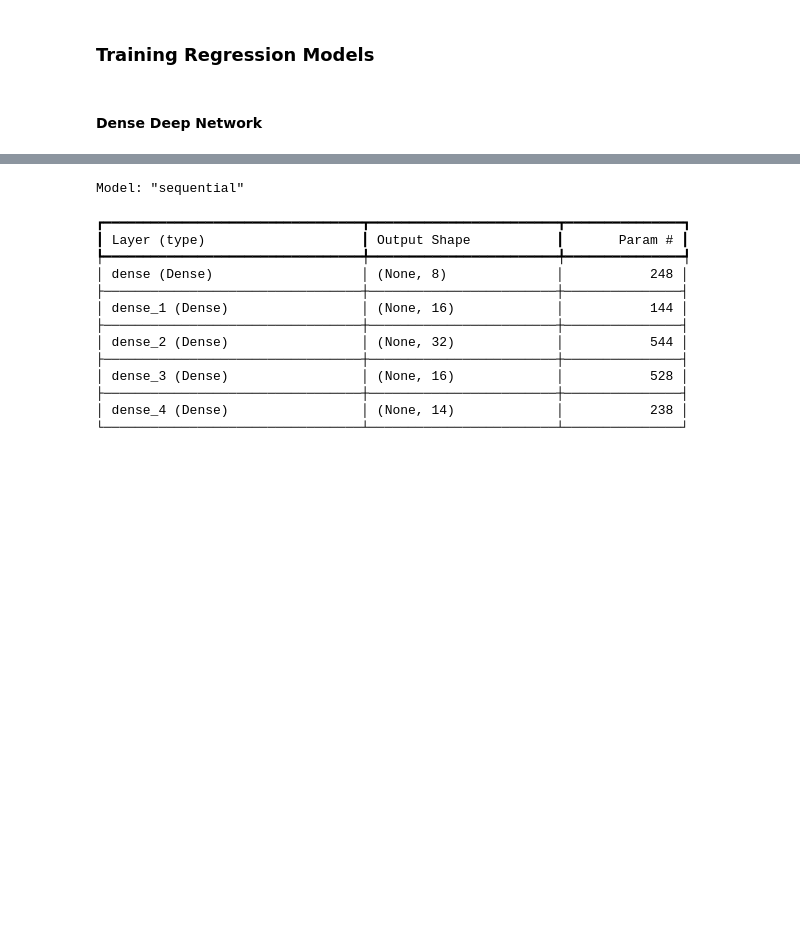
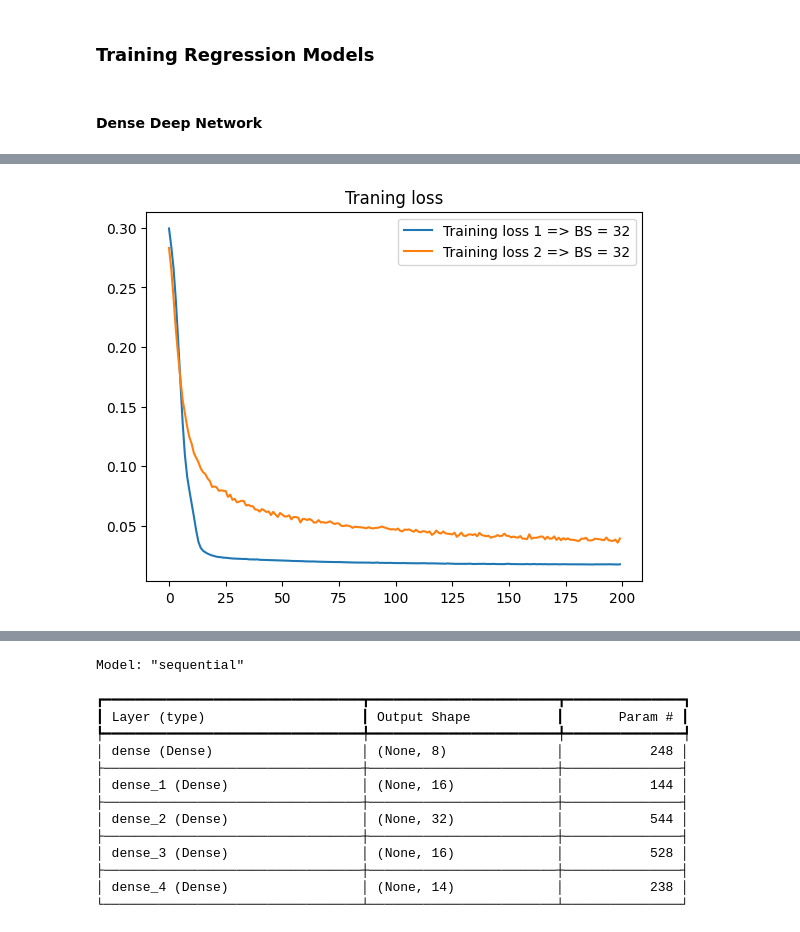
Before and after one commit to nilujafari/ML, a Jupyter notebook: stock_market_regression/dl_main.ipynb, the cells around one changed output, grey strips where cells are left out. Saved outputs shown, nothing was run; the diff lists cells and outputs as text; code cells hidden in the pictures; blank space fills up the shorter version.

```diff
--- a/stock_market_regression/dl_main.ipynb
+++ b/stock_market_regression/dl_main.ipynb
@@ -143,0 +162,8 @@ def generate_model():
+# %%
+from tensorflow.keras.optimizers import Adam
+
+dense_model1 = generate_model()
+dense_model2 = generate_model_with_dropout()
+
+dense_model1.compile(loss='mean_absolute_error', optimizer=Adam(learning_rate=0.0001), metrics=['mean_absolute_error'])
+dense_model2.compile(loss='mean_absolute_error', optimizer=Adam(learning_rate=0.0001), metrics=['mean_absolute_error'])
@@ -143,0 +209,8 @@ def generate_model():
+# %%
+hist1 = dense_model1.fit(
+    X_train_norm, y_train_norm,
+    epochs=200,
+    validation_data=(X_test_norm, y_test_norm),
+    verbose=1,
+    batch_size=32
+)
@@ -143,0 +236,8 @@ def generate_model():
+# %%
+hist2 = dense_model2.fit(
+    X_train_norm, y_train_norm,
+    epochs=200,
+    validation_data=(X_test_norm, y_test_norm),
+    verbose=1,
+    batch_size=32
+)
@@ -143,0 +262,10 @@ def generate_model():
+# %%
+import matplotlib.pyplot as plt
+
+plt.plot(hist1.history['loss'], label='Training loss 1 => BS = 32')
+plt.plot(hist2.history['loss'], label='Training loss 2 => BS = 32')
+plt.title('Traning loss')
+plt.legend()
+plt.show()
+# %% [output]
+[figure, added]
```
Also changed, not shown: parts of 6 cells of this notebook.
